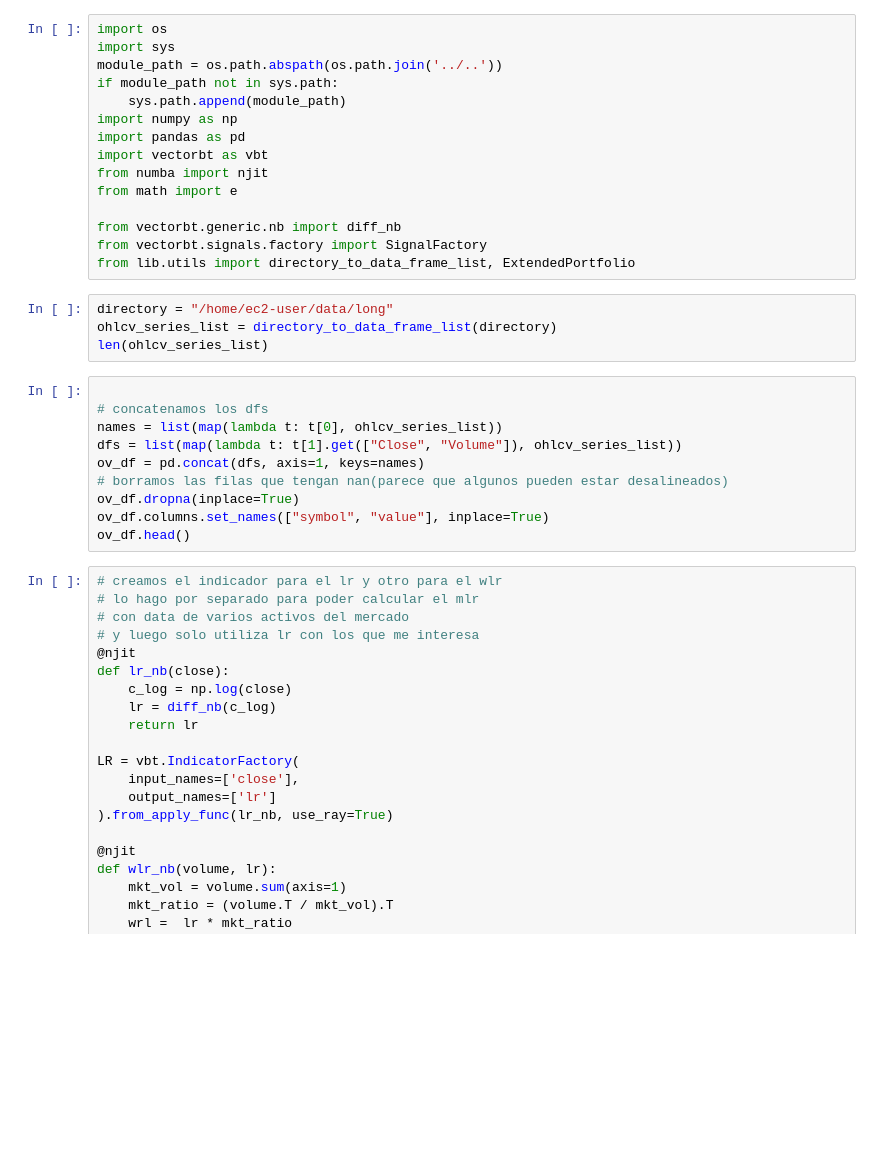
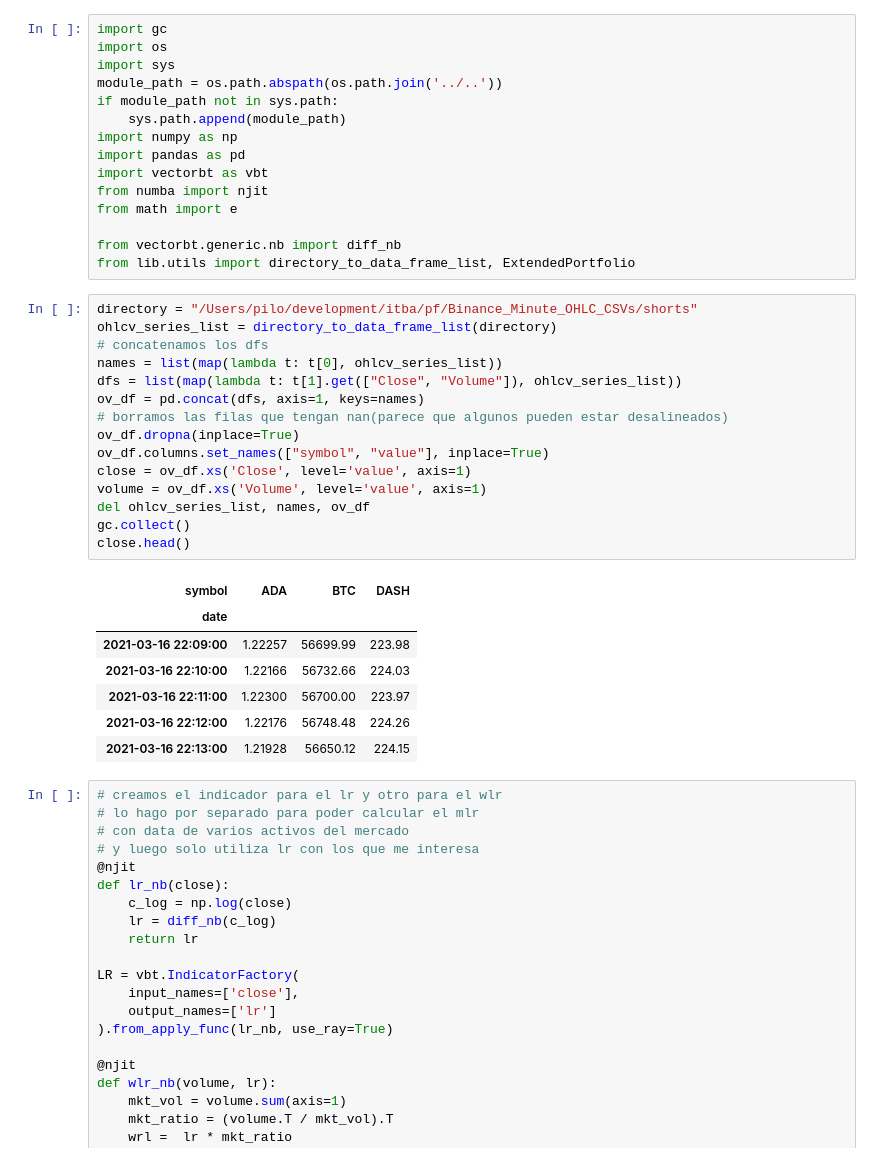
Before and after one commit to emiliobasualdo/vectorbt-yaats, a Jupyter notebook: strategies/RelativePerformance/RelativePerformance.ipynb, the cells around one changed output. Drawn from its saved outputs; the diff is of its cells as text; blank space fills up the shorter version.

```diff
--- a/strategies/RelativePerformance/RelativePerformance.ipynb
+++ b/strategies/RelativePerformance/RelativePerformance.ipynb
@@ -1,4 +1,5 @@
 # %%
+import gc
 import os
 import sys
 module_path = os.path.abspath(os.path.join('../..'))
@@ -11,22 +12,30 @@ from numba import njit
 from math import e
 
 from vectorbt.generic.nb import diff_nb
-from vectorbt.signals.factory import SignalFactory
 from lib.utils import directory_to_data_frame_list, ExtendedPortfolio
-# %%
-directory = "/home/ec2-user/data/long"
-ohlcv_series_list = directory_to_data_frame_list(directory)
-len(ohlcv_series_list)
 # %%
-
+directory = "/Users/pilo/development/itba/pf/Binance_Minute_OHLC_CSVs/shorts"
+ohlcv_series_list = directory_to_data_frame_list(directory)
 # concatenamos los dfs
 names = list(map(lambda t: t[0], ohlcv_series_list))
 dfs = list(map(lambda t: t[1].get(["Close", "Volume"]), ohlcv_series_list))
 ov_df = pd.concat(dfs, axis=1, keys=names)
 # borramos las filas que tengan nan(parece que algunos pueden estar desalineados)
 ov_df.dropna(inplace=True)
 ov_df.columns.set_names(["symbol", "value"], inplace=True)
-ov_df.head()
+close = ov_df.xs('Close', level='value', axis=1)
+volume = ov_df.xs('Volume', level='value', axis=1)
+del ohlcv_series_list, names, ov_df
+gc.collect()
+close.head()
+# %% [output]
+| symbol | ADA | BTC | DASH |
+| date |  |  |  |
+| 2021-03-16 22:09:00 | 1.22257 | 56699.99 | 223.98 |
+| 2021-03-16 22:10:00 | 1.22166 | 56732.66 | 224.03 |
+| 2021-03-16 22:11:00 | 1.22300 | 56700.00 | 223.97 |
+| 2021-03-16 22:12:00 | 1.22176 | 56748.48 | 224.26 |
+| 2021-03-16 22:13:00 | 1.21928 | 56650.12 | 224.15 |
 # %%
 # creamos el indicador para el lr y otro para el wlr
 # lo hago por separado para poder calcular el mlr
```
Also changed, not shown: parts of 12 cells of this notebook.
